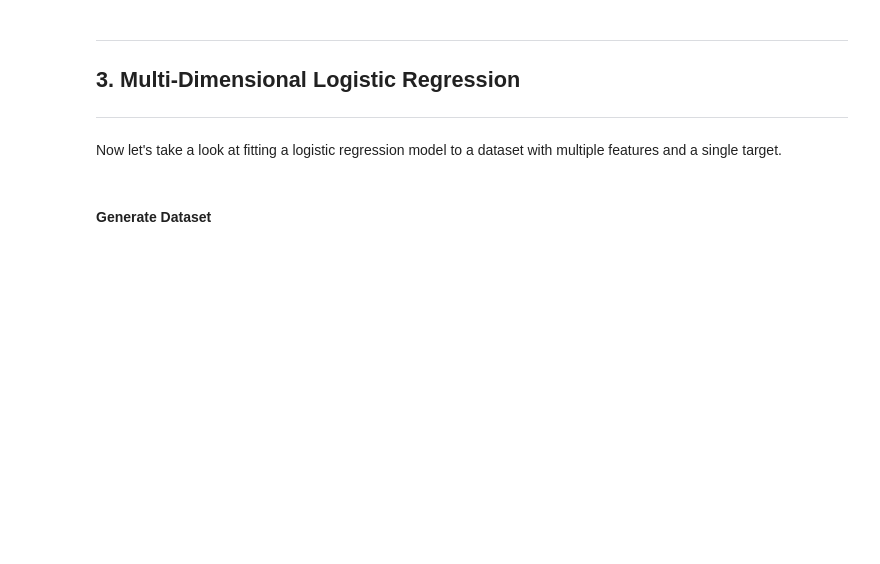
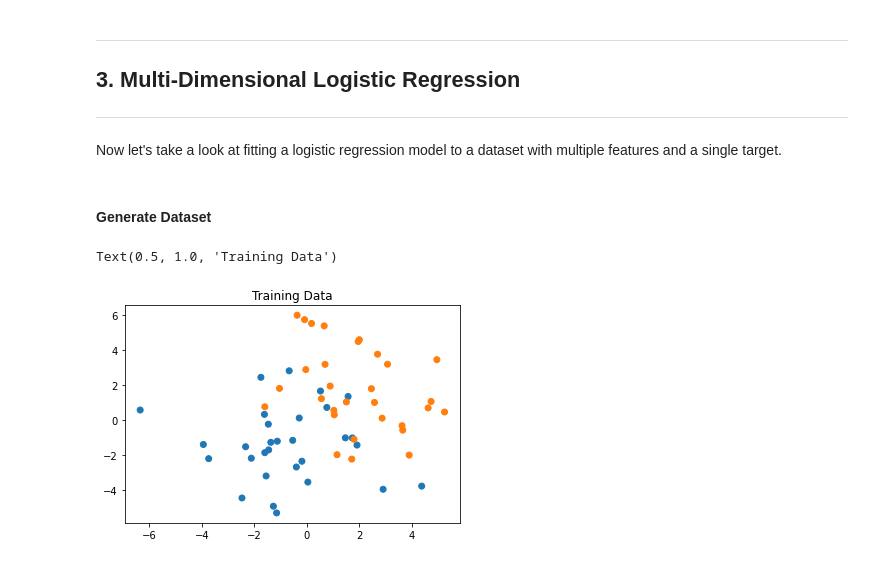
Before and after one commit to jacobdwatters/Machine-Learning-Basics, a Jupyter notebook: logistic_regression/01_logistic_regression_numpy.ipynb, the cells around one changed output. Saved outputs shown, nothing was run; the diff lists cells and outputs as text; code cells hidden in the pictures; blank space fills up the shorter version.

```diff
--- a/logistic_regression/01_logistic_regression_numpy.ipynb
+++ b/logistic_regression/01_logistic_regression_numpy.ipynb
@@ -275,3 +277,22 @@ plt.show()
 Now let's take a look at fitting a logistic regression model to a dataset with multiple features and a single target.
 # %% [markdown]
 #### Generate Dataset
+# %%
+def generate_data(seed, x_shape):
+  np.random.seed(seed)
+  x1 = np.random.normal(-1, 2, size=x_shape)
+  x2 = np.random.normal(2.2, 2, size=x_shape)
+  y1 = np.zeros((x_shape[0], 1))
+  y2 = np.ones((x_shape[0], 1))
+
+  return np.vstack((x1, x2)), np.vstack((y1, y2))
+
+X_train2, y_train2 = generate_data(150, (30, 2))
+X_test2, y_test2 = generate_data(15, (8, 2))
+
+colors = matplotlib.colors.LinearSegmentedColormap.from_list("", ["tab:blue","tab:orange"])
+plt.scatter(X_train2[:, 0], X_train2[:, 1], c=y_train2.flatten(), cmap=colors)
+plt.title('Training Data')
+# %% [output]
+Text(0.5, 1.0, 'Training Data')
+[figure, added]
```
Also changed, not shown: parts of 1 cell of this notebook.
